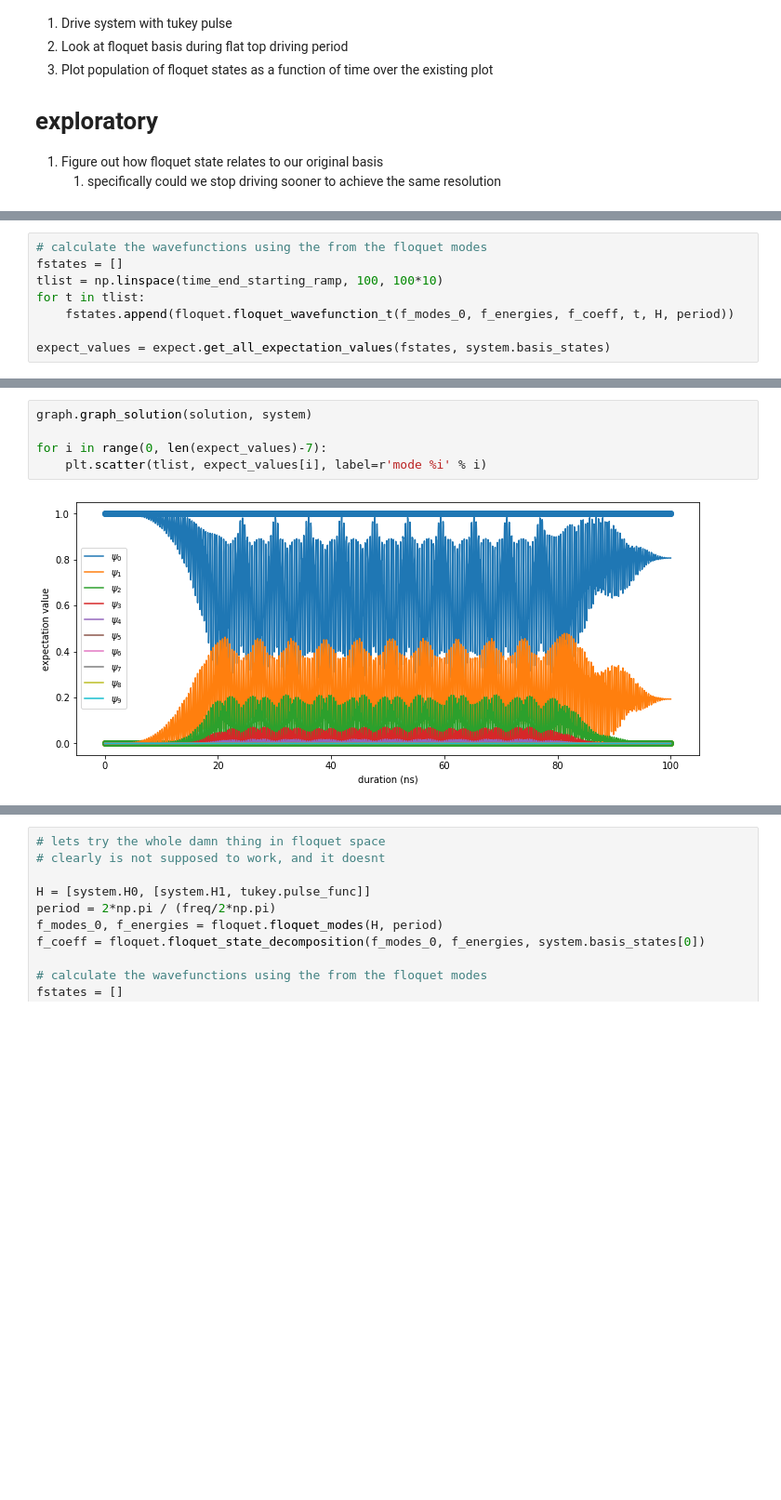
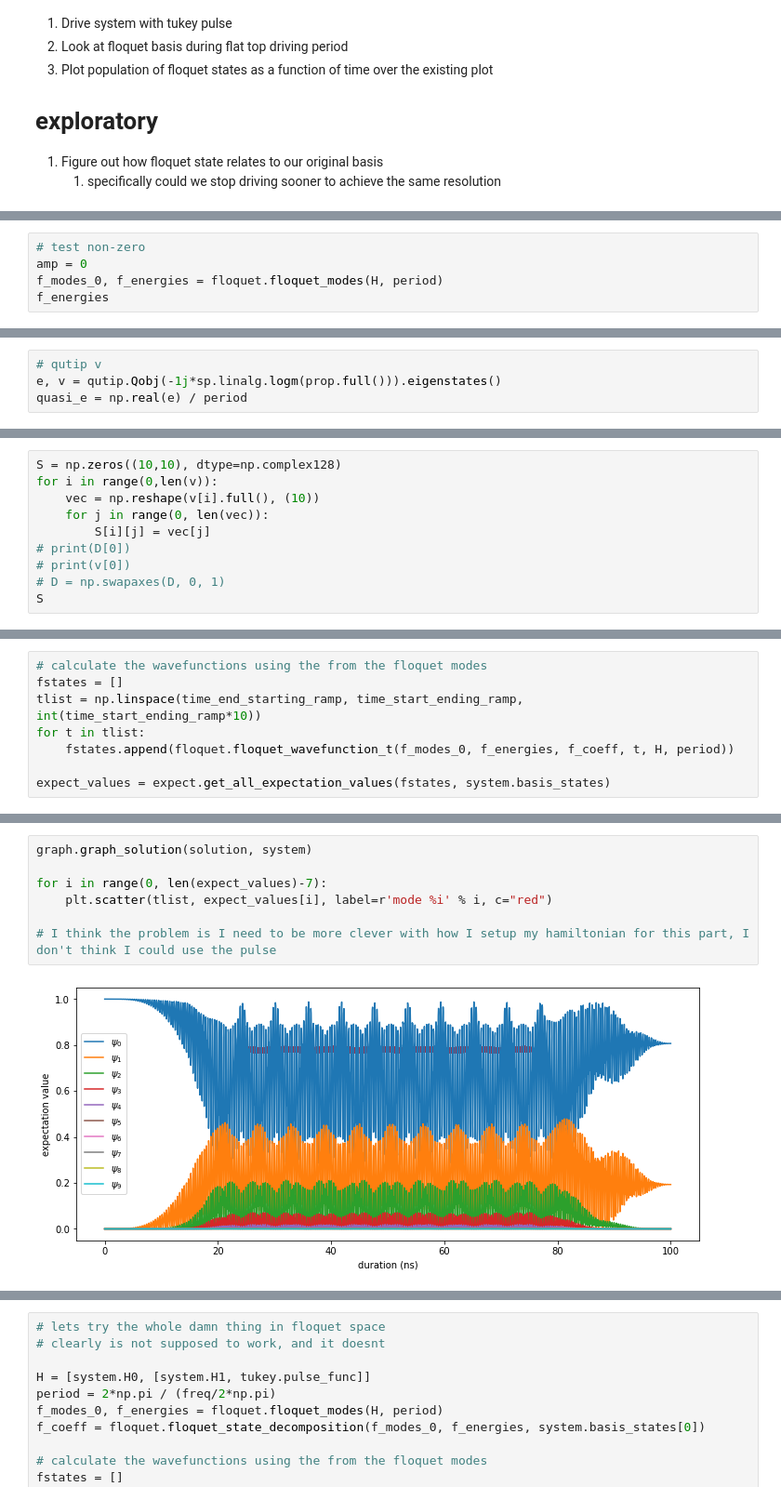
Before and after one commit to david-gorski/subharmonic_superconducting_qubits, a Jupyter notebook: debug/floquet_analysis.ipynb, the cells around one changed output, grey strips where cells are left out. Shown at 93% size. Cells and saved outputs as stored; diff of their text form; blank space fills up the shorter version.

```diff
--- a/debug/floquet_analysis.ipynb
+++ b/debug/floquet_analysis.ipynb
@@ -76,0 +162,5 @@ f_coeff = floquet.floquet_state_decomposition(f_modes_0, f_energies, state_at_st
+# %%
+# test non-zero
+amp = 0
+f_modes_0, f_energies = floquet.floquet_modes(H, period)
+f_energies
@@ -76,0 +177,4 @@ f_coeff = floquet.floquet_state_decomposition(f_modes_0, f_energies, state_at_st
+# %%
+# qutip v
+e, v = qutip.Qobj(-1j*sp.linalg.logm(prop.full())).eigenstates()
+quasi_e = np.real(e) / period
@@ -76,0 +217,10 @@ f_coeff = floquet.floquet_state_decomposition(f_modes_0, f_energies, state_at_st
+# %%
+S = np.zeros((10,10), dtype=np.complex128)
+for i in range(0,len(v)):
+    vec = np.reshape(v[i].full(), (10))
+    for j in range(0, len(vec)):
+        S[i][j] = vec[j]
+# print(D[0])
+# print(v[0])
+# D = np.swapaxes(D, 0, 1)
+S
@@ -77,7 +315,7 @@ f_coeff = floquet.floquet_state_decomposition(f_modes_0, f_energies, state_at_st
 # %%
 # calculate the wavefunctions using the from the floquet modes
 fstates = []
-tlist = np.linspace(time_end_starting_ramp, 100, 100*10)
+tlist = np.linspace(time_end_starting_ramp, time_start_ending_ramp, int(time_start_ending_ramp*10))
 for t in tlist:
     fstates.append(floquet.floquet_wavefunction_t(f_modes_0, f_energies, f_coeff, t, H, period))
 
@@ -94,7 +332,9 @@ plt.show()
 # %%
 graph.graph_solution(solution, system)
 
 for i in range(0, len(expect_values)-7):
-    plt.scatter(tlist, expect_values[i], label=r'mode %i' % i)
+    plt.scatter(tlist, expect_values[i], label=r'mode %i' % i, c="red")
+
+# I think the problem is I need to be more clever with how I setup my hamiltonian for this part, I don't think I could use the pulse
 # %% [output]
-[figure, old version]
+[figure, new version]
```
Also changed, not shown: parts of 43 cells of this notebook, 11 other files.
